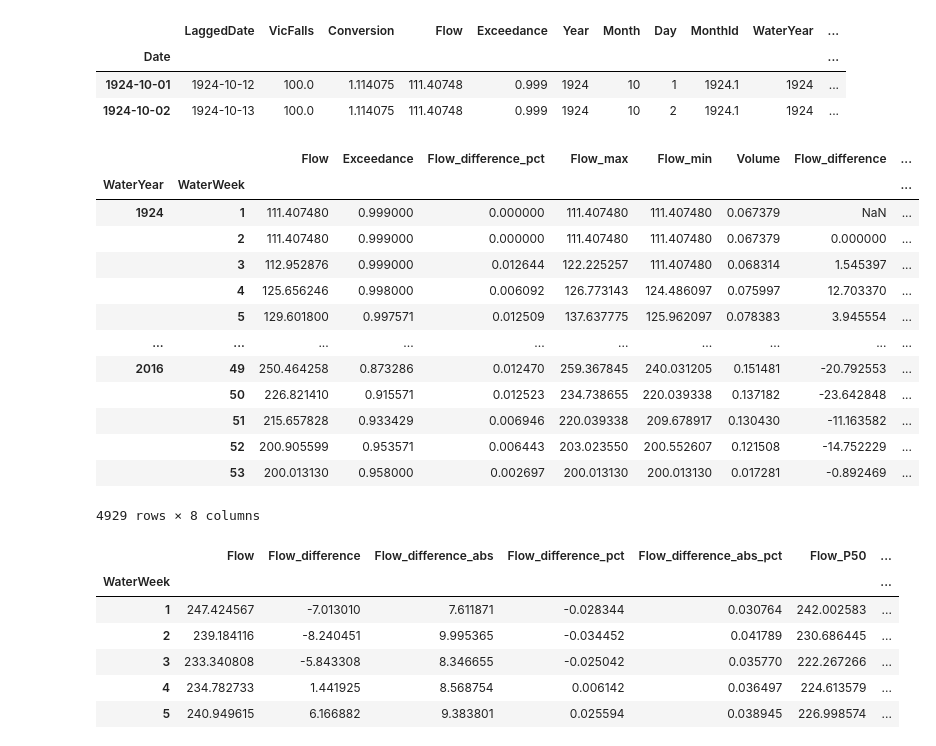
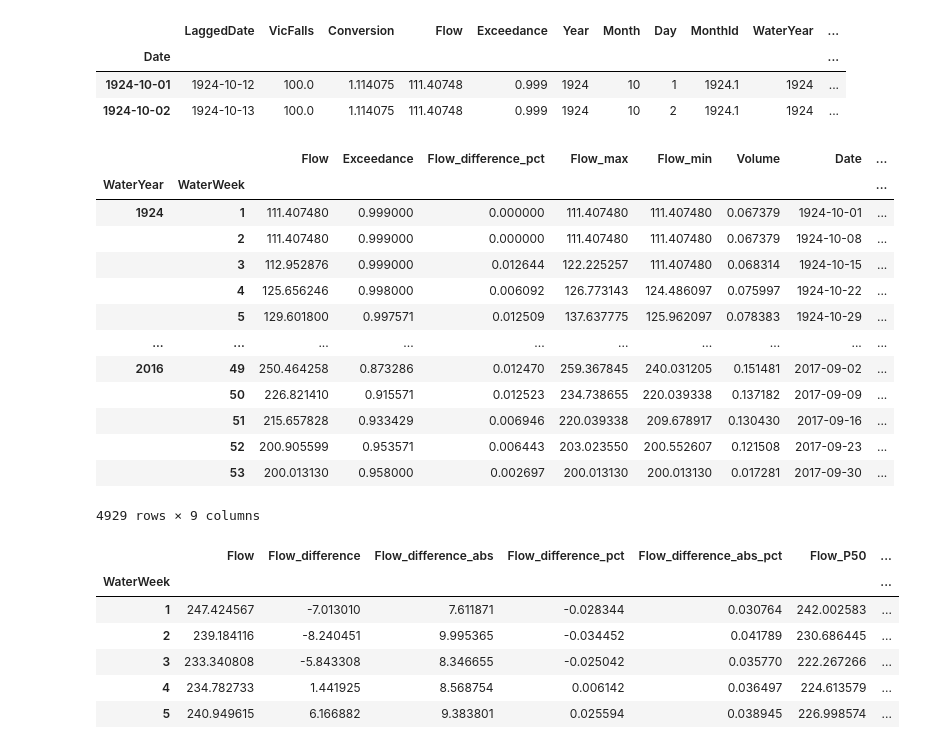
Before and after one commit to AndyFlem/ngonye-notepad, a Jupyter notebook: c_flow_data.ipynb, the cells around one changed output. Drawn from its saved outputs; the diff is of its cells as text; code cells hidden in the pictures.

Commit message:
weekly

```diff
--- a/c_flow_data.ipynb
+++ b/c_flow_data.ipynb
@@ -509,29 +509,30 @@ daily.head(2)
 | 1924-10-02 | 1924-10-13 | 100.0 | 1.114075 | 111.40748 | 0.999 | 1924 | 10 | 2 | 1924.1 | 1924 | ... |
 # %%
 weekly=daily.groupby(["WaterYear","WaterWeek"]).mean().drop(['VicFalls','Conversion','Volume','Flow_difference','Month','WaterMonth','Year','MonthId','Day','WaterDay'],axis=1)
-weekly=weekly.join(daily.groupby(["WaterYear","WaterWeek"]).agg(
+weekly=weekly.join(daily.reset_index().groupby(["WaterYear","WaterWeek"]).agg(
    Flow_max=('Flow', 'max'),
    Flow_min=('Flow', 'min'),
-   Volume=('Volume', 'sum')
+   Volume=('Volume', 'sum'),
+   Date=('Date','min')
 ))
 weekly['Flow_difference']=weekly['Flow']-weekly['Flow'].shift(1)
 weekly['Flow_difference_abs']=np.abs(weekly['Flow']-weekly['Flow'].shift(1))
 weekly
 # %% [output]
-|  |  | Flow | Exceedance | Flow_difference_pct | Flow_max | Flow_min | Volume | Flow_difference | ... |
+|  |  | Flow | Exceedance | Flow_difference_pct | Flow_max | Flow_min | Volume | Date | ... |
 | WaterYear | WaterWeek |  |  |  |  |  |  |  | ... |
-| 1924 | 1 | 111.407480 | 0.999000 | 0.000000 | 111.407480 | 111.407480 | 0.067379 | NaN | ... |
-|  | 2 | 111.407480 | 0.999000 | 0.000000 | 111.407480 | 111.407480 | 0.067379 | 0.000000 | ... |
-|  | 3 | 112.952876 | 0.999000 | 0.012644 | 122.225257 | 111.407480 | 0.068314 | 1.545397 | ... |
-|  | 4 | 125.656246 | 0.998000 | 0.006092 | 126.773143 | 124.486097 | 0.075997 | 12.703370 | ... |
-|  | 5 | 129.601800 | 0.997571 | 0.012509 | 137.637775 | 125.962097 | 0.078383 | 3.945554 | ... |
+| 1924 | 1 | 111.407480 | 0.999000 | 0.000000 | 111.407480 | 111.407480 | 0.067379 | 1924-10-01 | ... |
+|  | 2 | 111.407480 | 0.999000 | 0.000000 | 111.407480 | 111.407480 | 0.067379 | 1924-10-08 | ... |
+|  | 3 | 112.952876 | 0.999000 | 0.012644 | 122.225257 | 111.407480 | 0.068314 | 1924-10-15 | ... |
+|  | 4 | 125.656246 | 0.998000 | 0.006092 | 126.773143 | 124.486097 | 0.075997 | 1924-10-22 | ... |
+|  | 5 | 129.601800 | 0.997571 | 0.012509 | 137.637775 | 125.962097 | 0.078383 | 1924-10-29 | ... |
 | ... | ... | ... | ... | ... | ... | ... | ... | ... | ... |
-| 2016 | 49 | 250.464258 | 0.873286 | 0.012470 | 259.367845 | 240.031205 | 0.151481 | -20.792553 | ... |
-|  | 50 | 226.821410 | 0.915571 | 0.012523 | 234.738655 | 220.039338 | 0.137182 | -23.642848 | ... |
-|  | 51 | 215.657828 | 0.933429 | 0.006946 | 220.039338 | 209.678917 | 0.130430 | -11.163582 | ... |
-|  | 52 | 200.905599 | 0.953571 | 0.006443 | 203.023550 | 200.552607 | 0.121508 | -14.752229 | ... |
-|  | 53 | 200.013130 | 0.958000 | 0.002697 | 200.013130 | 200.013130 | 0.017281 | -0.892469 | ... |
+| 2016 | 49 | 250.464258 | 0.873286 | 0.012470 | 259.367845 | 240.031205 | 0.151481 | 2017-09-02 | ... |
+|  | 50 | 226.821410 | 0.915571 | 0.012523 | 234.738655 | 220.039338 | 0.137182 | 2017-09-09 | ... |
+|  | 51 | 215.657828 | 0.933429 | 0.006946 | 220.039338 | 209.678917 | 0.130430 | 2017-09-16 | ... |
+|  | 52 | 200.905599 | 0.953571 | 0.006443 | 203.023550 | 200.552607 | 0.121508 | 2017-09-23 | ... |
+|  | 53 | 200.013130 | 0.958000 | 0.002697 | 200.013130 | 200.013130 | 0.017281 | 2017-09-30 | ... |
-4929 rows × 8 columns
+4929 rows × 9 columns
 # %%
 waterweeks=weekly[['Flow','Flow_difference','Flow_difference_abs']].groupby(["WaterWeek"]).mean()
 waterweeks['Flow_difference_pct']=waterweeks['Flow_difference']/waterweeks['Flow']
```
Also changed, not shown: 1 other file.
